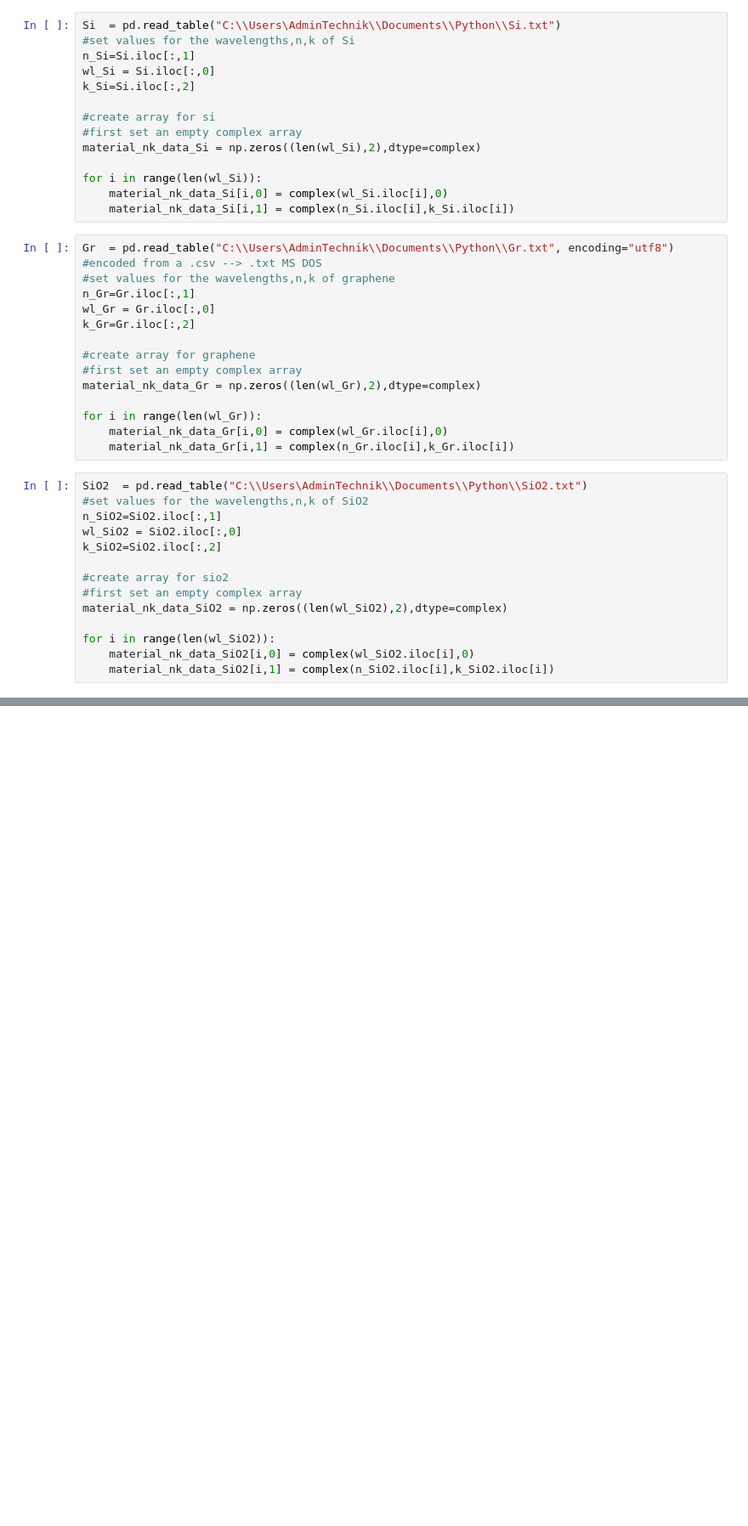
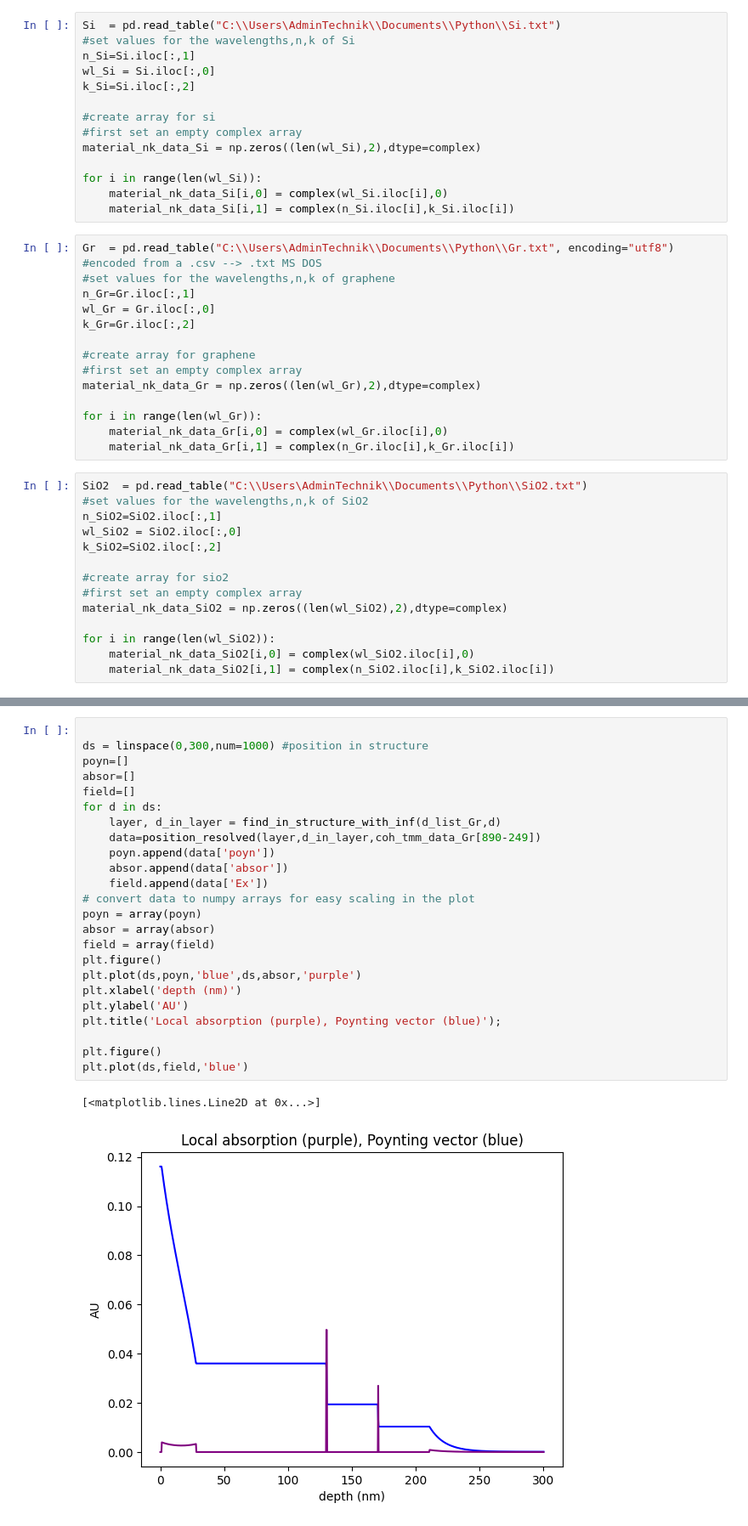
Before and after one commit to Oyofoo/Nanocavity, a Jupyter notebook: TMM_2.ipynb, the cells around one changed output, grey strips where cells are left out. Shown at 85% size. Drawn from its saved outputs; the diff is of its cells as text; blank space fills up the shorter version.

```diff
--- a/TMM_2.ipynb
+++ b/TMM_2.ipynb
@@ -288,0 +296,27 @@ Text(0, 0.5, 'Graphene Absorption')
+# %%
+
+ds = linspace(0,300,num=1000) #position in structure
+poyn=[]
+absor=[]
+field=[]
+for d in ds:
+    layer, d_in_layer = find_in_structure_with_inf(d_list_Gr,d)
+    data=position_resolved(layer,d_in_layer,coh_tmm_data_Gr[890-249])
+    poyn.append(data['poyn'])
+    absor.append(data['absor'])
+    field.append(data['Ex'])
+# convert data to numpy arrays for easy scaling in the plot
+poyn = array(poyn)
+absor = array(absor)
+field = array(field)
+plt.figure()
+plt.plot(ds,poyn,'blue',ds,absor,'purple')
+plt.xlabel('depth (nm)')
+plt.ylabel('AU')
+plt.title('Local absorption (purple), Poynting vector (blue)');
+
+plt.figure()
+plt.plot(ds,field,'blue')
+# %% [output]
+[<matplotlib.lines.Line2D at 0x...>]
+[figure, added]
```
Also changed, not shown: parts of 8 cells of this notebook.
